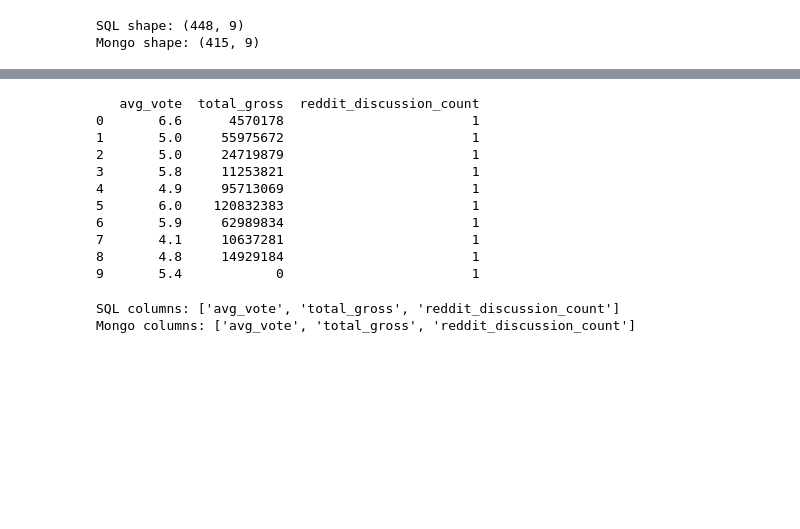
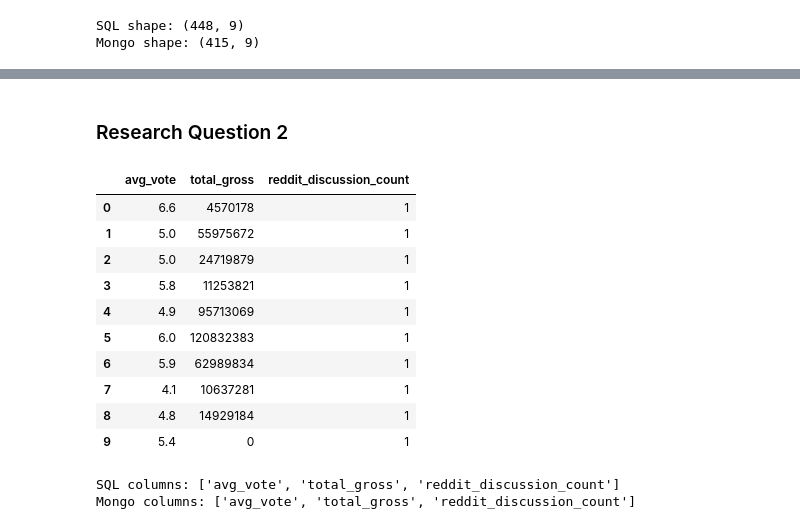
Before and after one commit to snowy17037/cpsc368_group-project, a Jupyter notebook: phase4_analysis.ipynb, the cells around one changed output, grey strips where cells are left out. Drawn from its saved outputs; the diff is of its cells as text; code cells hidden in the pictures; blank space fills up the shorter version.

```diff
--- a/phase4_analysis.ipynb
+++ b/phase4_analysis.ipynb
@@ -191,45 +187,47 @@ chart = alt.Chart(grouped).mark_line(point=True).encode(
 chart
 # %% [output]
 [interactive output not drawn]
+# %% [markdown]
+### Research Question 2
 # %%
 # RQ2
 pipeline2= [
 	{
         "$match": {
             "box_office.domestic_gross": {"$ne": None},
             "box_office.foreign_gross": {"$ne": None},
             "num_reddit_mentions": {"$gt": 0}
 		}
 	},
 	{
         "$project": {
             "_id": 0,
             "total_gross": {
                 "$add": [
                     "$box_office.domestic_gross",
                     "$box_office.foreign_gross"
                 ]
             },
             "avg_vote": 1,
             "reddit_discussion_count": {"$size":"$reddit_mentions"}
         }
     },
 ]
 
-results = list(movies_collection.aggregate(pipeline2))
-df2 = pd.DataFrame(results)
+results2 = list(movies_collection.aggregate(pipeline2))
+df2 = pd.DataFrame(results2)
 
-print(df2.head(10))
+df2.head(10)
 # %% [output]
-   avg_vote  total_gross  reddit_discussion_count
-0       6.6      4570178                        1
-1       5.0     55975672                        1
-2       5.0     24719879                        1
-3       5.8     11253821                        1
-4       4.9     95713069                        1
-5       6.0    120832383                        1
-6       5.9     62989834                        1
-7       4.1     10637281                        1
-8       4.8     14929184                        1
-9       5.4            0                        1
+|  | avg_vote | total_gross | reddit_discussion_count |
+| 0 | 6.6 | 4570178 | 1 |
+| 1 | 5.0 | 55975672 | 1 |
+| 2 | 5.0 | 24719879 | 1 |
+| 3 | 5.8 | 11253821 | 1 |
+| 4 | 4.9 | 95713069 | 1 |
+| 5 | 6.0 | 120832383 | 1 |
+| 6 | 5.9 | 62989834 | 1 |
+| 7 | 4.1 | 10637281 | 1 |
+| 8 | 4.8 | 14929184 | 1 |
+| 9 | 5.4 | 0 | 1 |
 # %%
```
Also changed, not shown: parts of 12 cells of this notebook.
